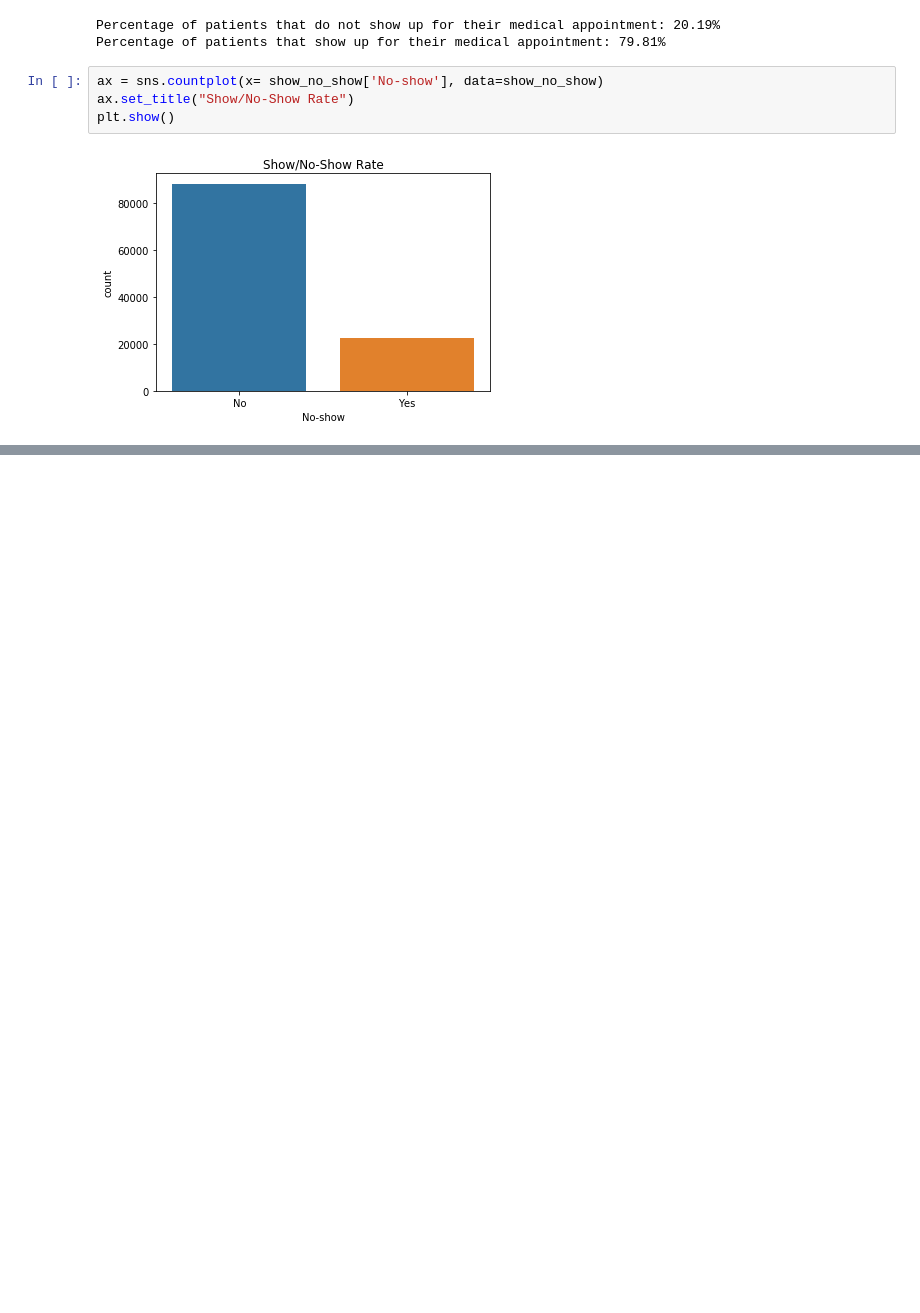
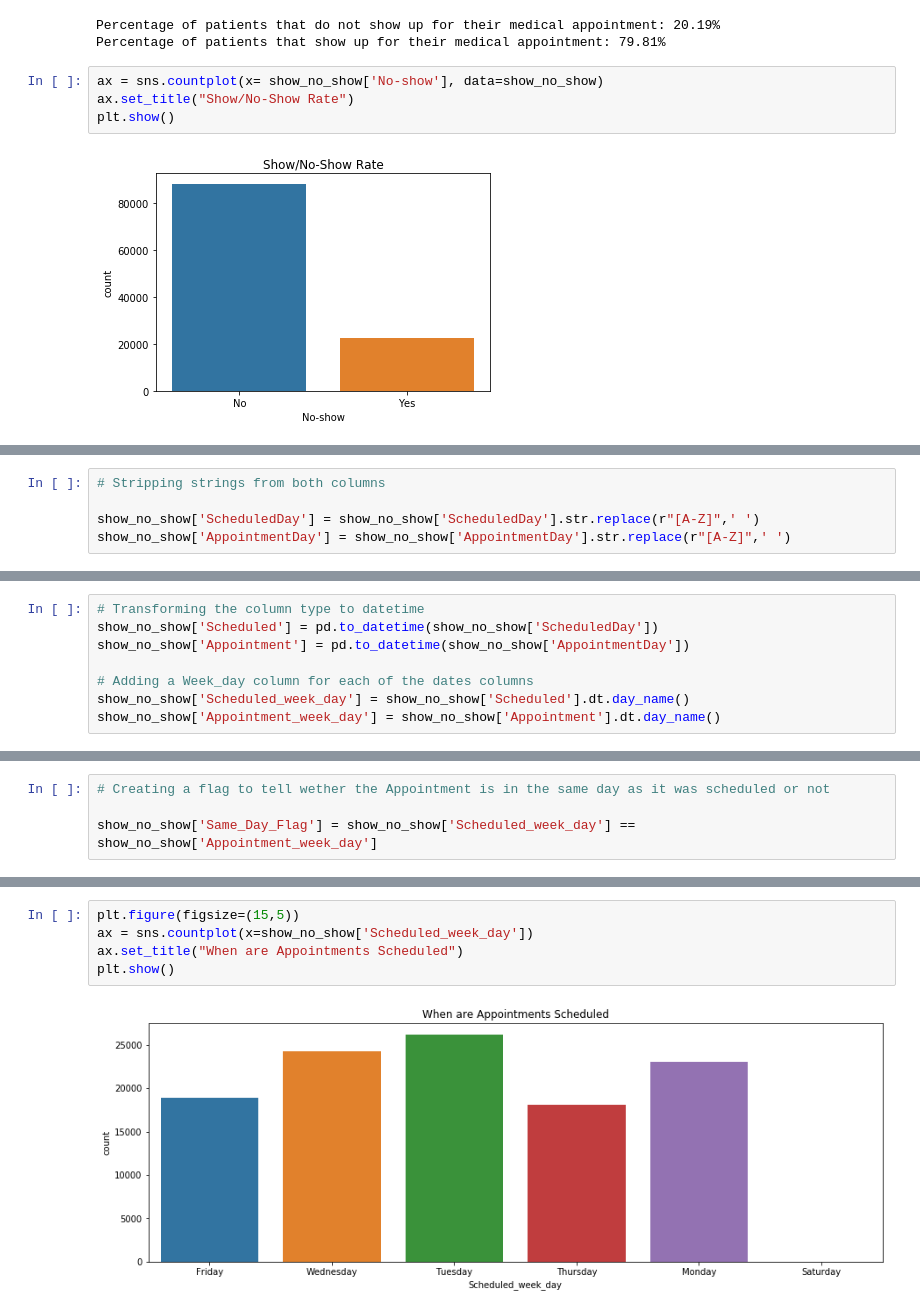
Before and after one commit to marlizana/project-ml-show-noshow, a Jupyter notebook: show_no_show.ipynb, the cells around one changed output, grey strips where cells are left out. Saved outputs shown, nothing was run; the diff lists cells and outputs as text; blank space fills up the shorter version.

Commit message:
Adding column cleaning

```diff
--- a/show_no_show.ipynb
+++ b/show_no_show.ipynb
@@ -68,0 +117,5 @@ plt.show()
+# %%
+# Stripping strings from both columns
+
+show_no_show['ScheduledDay'] = show_no_show['ScheduledDay'].str.replace(r"[A-Z]",' ')
+show_no_show['AppointmentDay'] = show_no_show['AppointmentDay'].str.replace(r"[A-Z]",' ')
@@ -68,0 +143,8 @@ plt.show()
+# %%
+# Transforming the column type to datetime
+show_no_show['Scheduled'] = pd.to_datetime(show_no_show['ScheduledDay'])
+show_no_show['Appointment'] = pd.to_datetime(show_no_show['AppointmentDay'])
+
+# Adding a Week_day column for each of the dates columns
+show_no_show['Scheduled_week_day'] = show_no_show['Scheduled'].dt.day_name()
+show_no_show['Appointment_week_day'] = show_no_show['Appointment'].dt.day_name()
@@ -68,0 +175,4 @@ plt.show()
+# %%
+# Creating a flag to tell wether the Appointment is in the same day as it was scheduled or not
+
+show_no_show['Same_Day_Flag'] = show_no_show['Scheduled_week_day'] == show_no_show['Appointment_week_day']
@@ -68,0 +193,7 @@ plt.show()
+# %%
+plt.figure(figsize=(15,5))
+ax = sns.countplot(x=show_no_show['Scheduled_week_day'])
+ax.set_title("When are Appointments Scheduled")
+plt.show()
+# %% [output]
+[figure, added]
```
Also changed, not shown: parts of 12 cells of this notebook.
